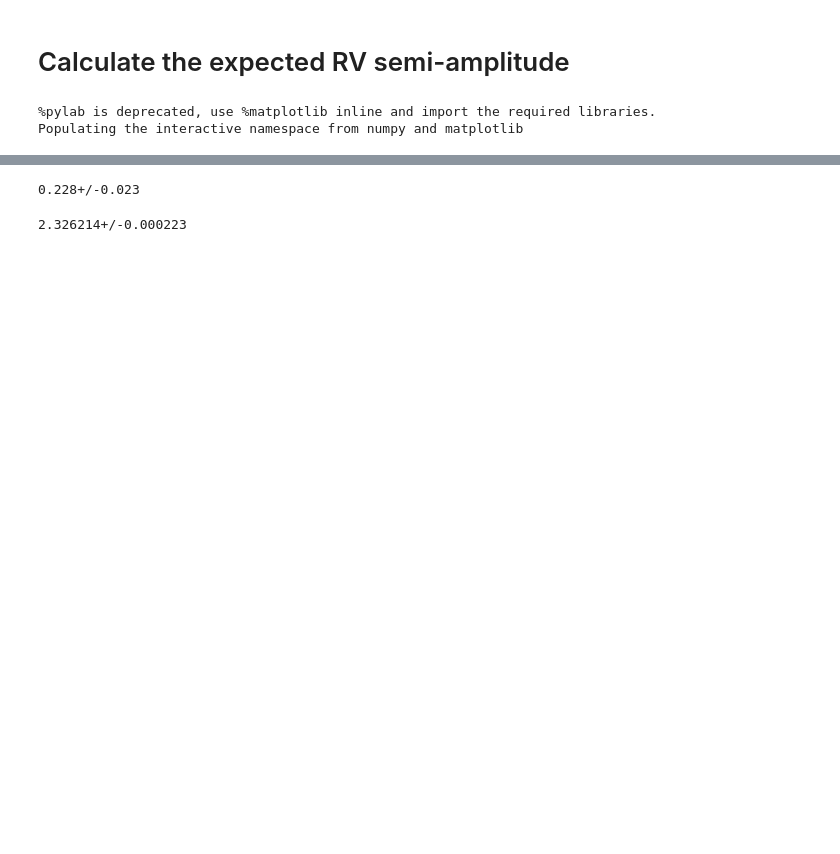
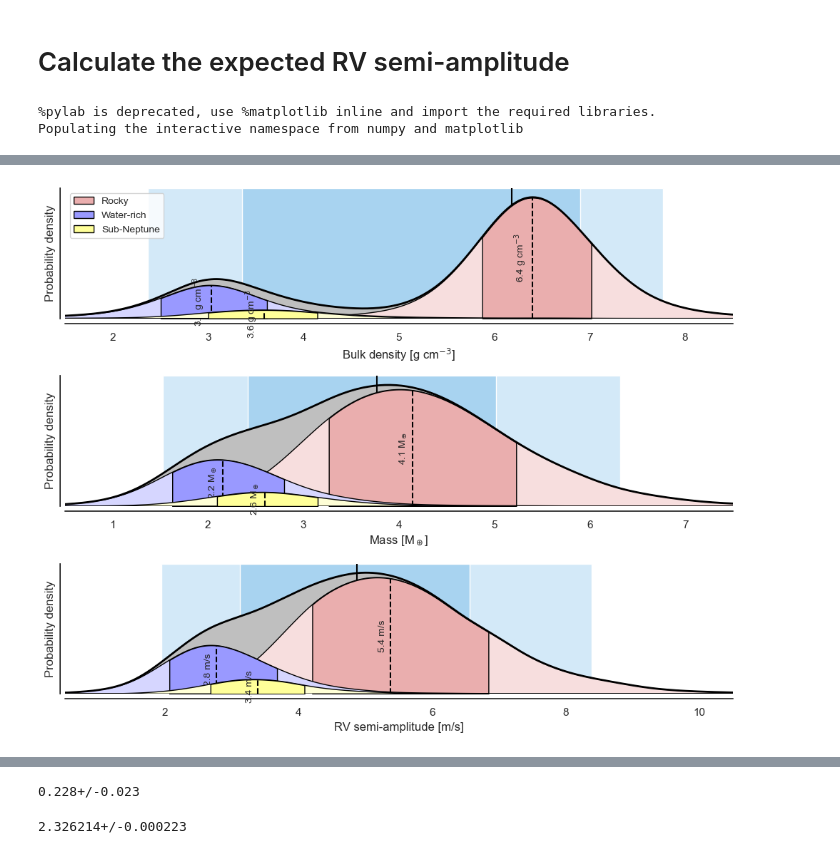
Before and after one commit to hpparvi/parviainen_2021_toi_2266, a Jupyter notebook: 06b_rv_semi_amplitude.ipynb, the cells around one changed output, grey strips where cells are left out. Cells and saved outputs as stored; diff of their text form; code cells hidden in the pictures; blank space fills up the shorter version.

```diff
--- a/06b_rv_semi_amplitude.ipynb
+++ b/06b_rv_semi_amplitude.ipynb
@@ -26,0 +157,9 @@ KeyError: "Extension 'rd_cdf' not found."
+# %%
+fig, axs = subplots(3, 1, figsize=(10,8))
+plot_dists(dsamples, 0.3, vlim=(0,15), xlim=(1.5, 8.5), xlabel='Bulk density', unit='g cm$^{-3}$', ax=axs[0], add_legend=True)
+plot_dists(msamples, 0.3, vlim=(0,15), xlim=(0.5, 7.5), xlabel='Mass', unit='M$_\oplus$', ax=axs[1])
+plot_dists(ksamples, 0.3, vlim=(0,15), xlim=(0.5, 10.5), xlabel='RV semi-amplitude', unit='m/s', ax=axs[2])
+sb.despine(offset=5)
+fig.tight_layout()
+# %% [output]
+[figure, added]
```
Also changed, not shown: parts of 25 cells of this notebook, 4 other files.
